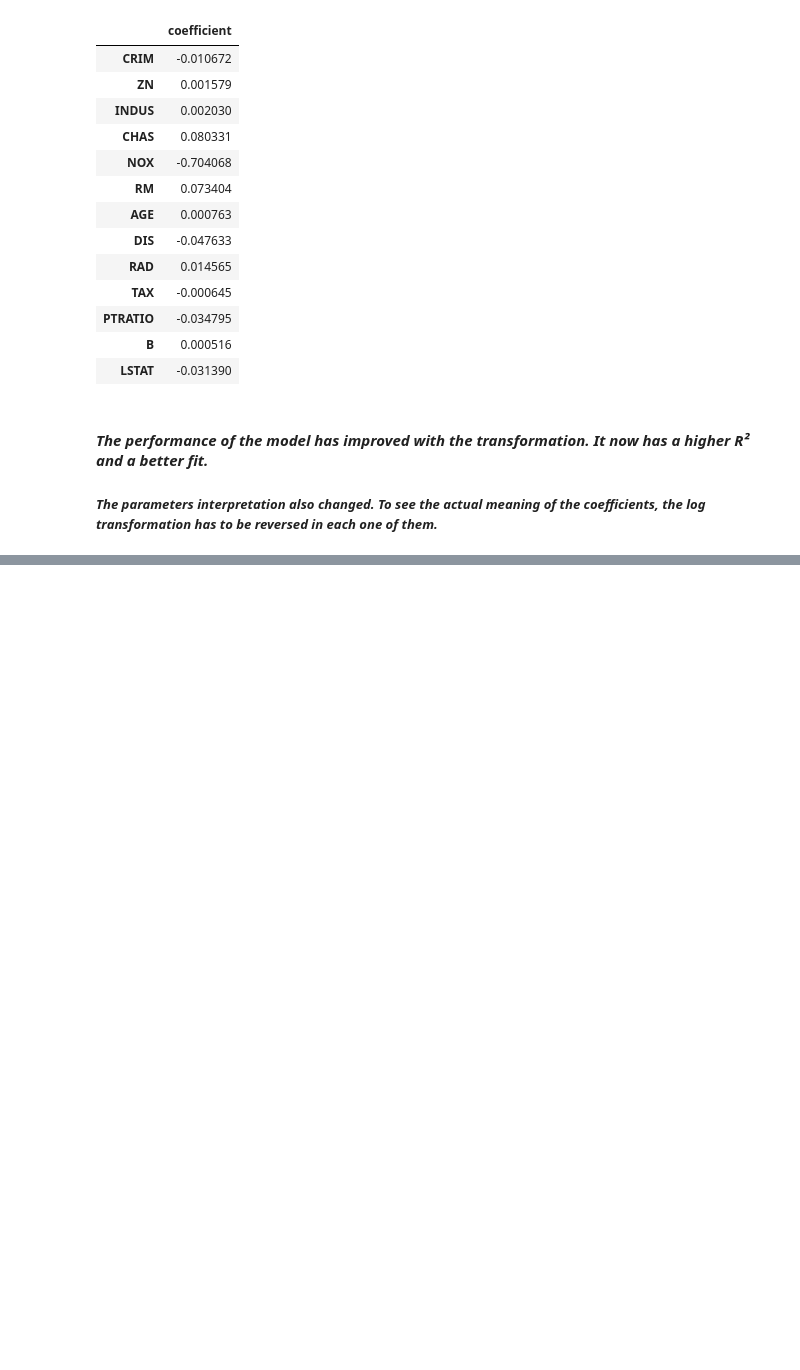
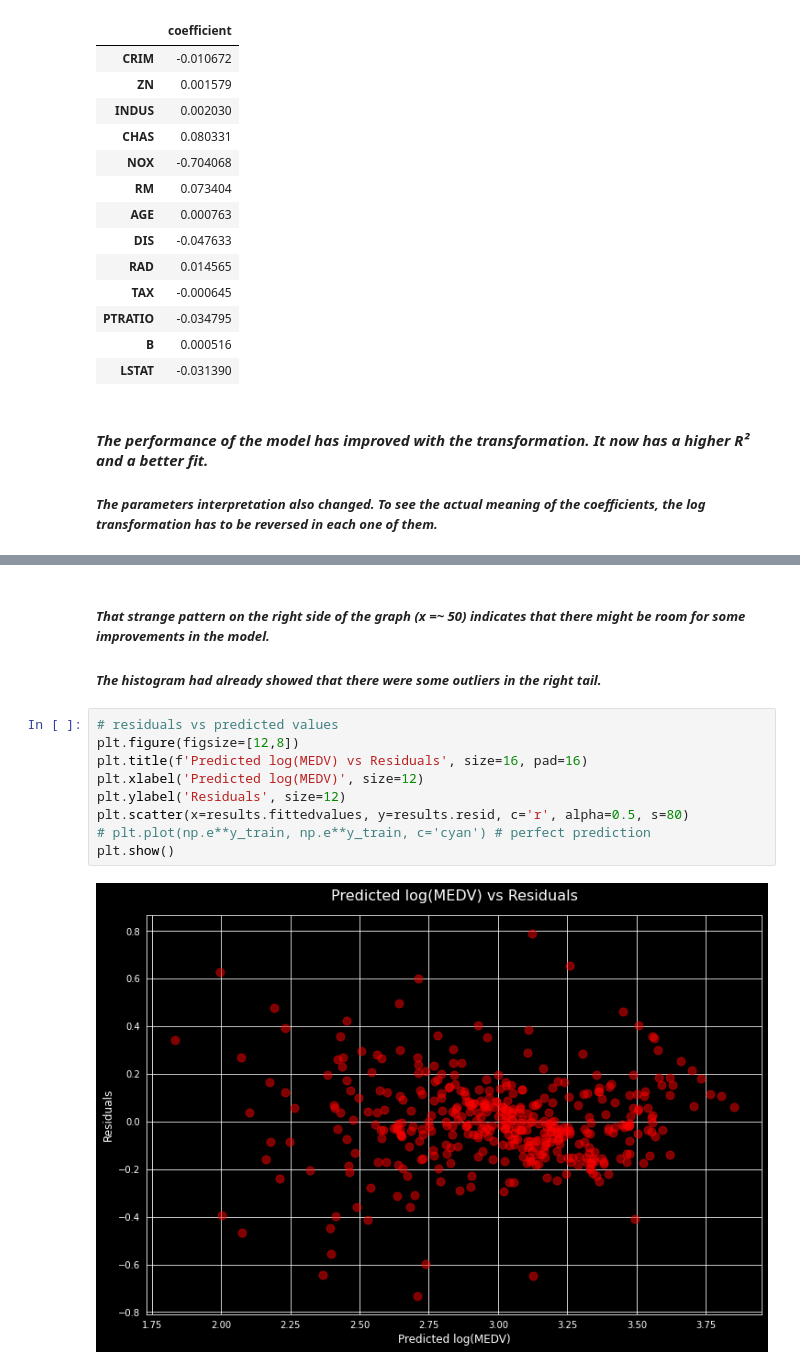
Before and after one commit to playeredlc/DataScience-Learnings, a Jupyter notebook: Linear-Regression/House-Prices-Prediction/house_prices_multivar_regression.ipynb, the cells around one changed output, grey strips where cells are left out. Cells and saved outputs as stored; diff of their text form; blank space fills up the shorter version.

```diff
--- a/Linear-Regression/House-Prices-Prediction/house_prices_multivar_regression.ipynb
+++ b/Linear-Regression/House-Prices-Prediction/house_prices_multivar_regression.ipynb
@@ -646,0 +675,14 @@ pd.concat(frames, axis=1)
+# %% [markdown]
+##### *That strange pattern on the right side of the graph (x =~ 50) indicates that there might be room for some improvements in the model.*
+##### *The histogram had already showed that there were some outliers in the right tail.*
+# %%
+# residuals vs predicted values
+plt.figure(figsize=[12,8])
+plt.title(f'Predicted log(MEDV) vs Residuals', size=16, pad=16)
+plt.xlabel('Predicted log(MEDV)', size=12)
+plt.ylabel('Residuals', size=12)
+plt.scatter(x=results.fittedvalues, y=results.resid, c='r', alpha=0.5, s=80)
+# plt.plot(np.e**y_train, np.e**y_train, c='cyan') # perfect prediction
+plt.show()
+# %% [output]
+[figure, added]
```
Also changed, not shown: parts of 39 cells of this notebook.
